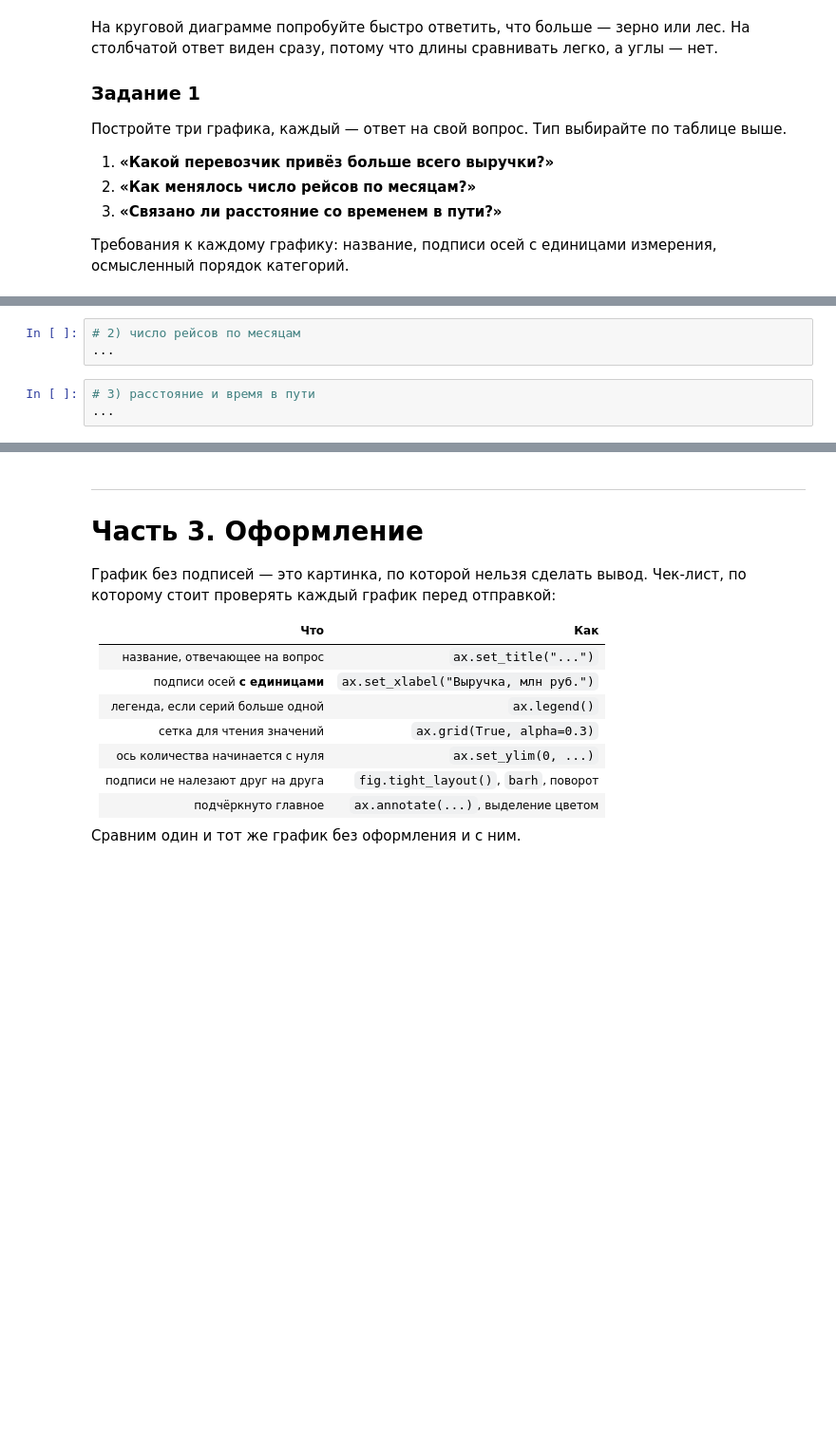
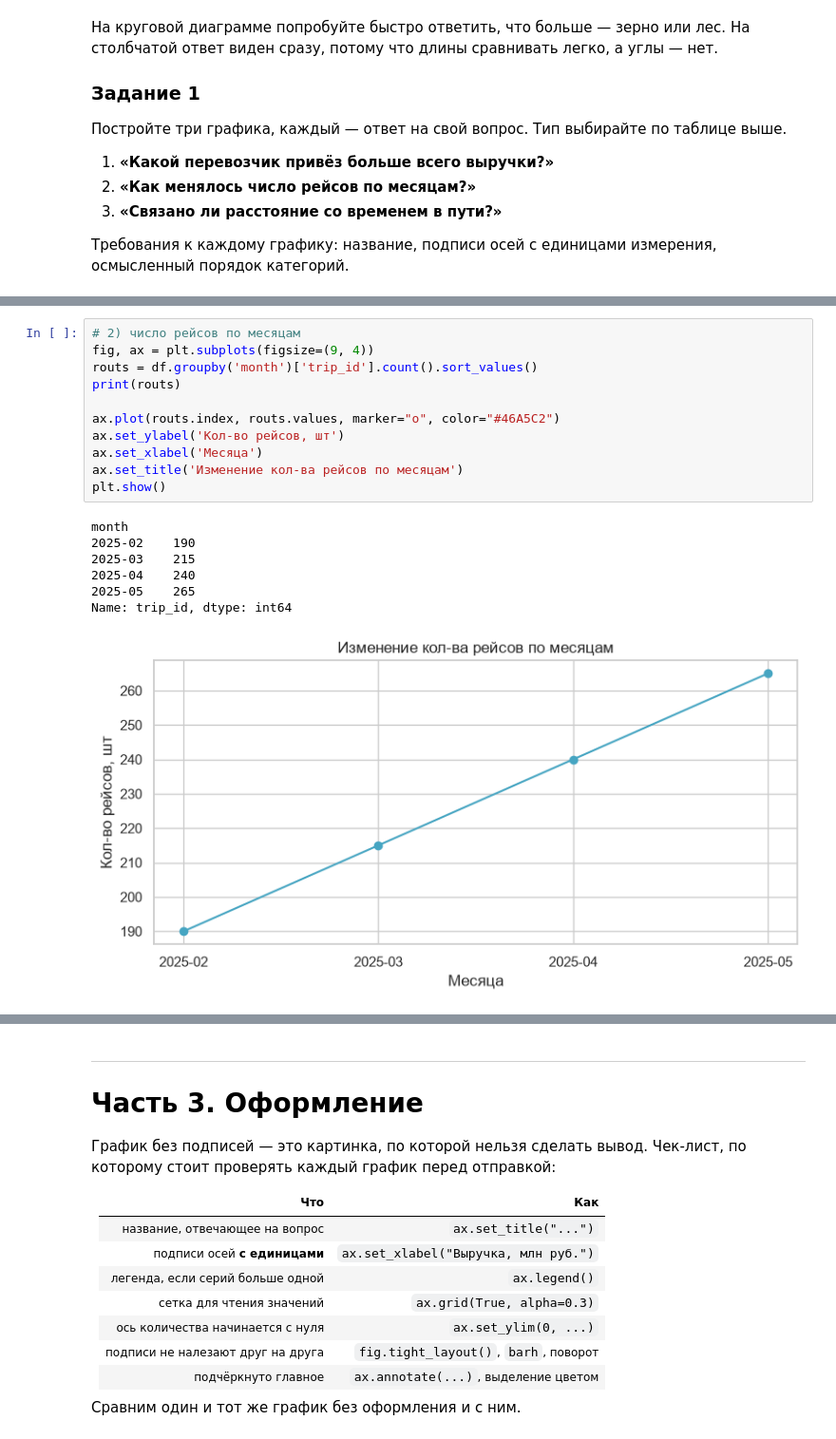
Before and after one commit to K0TOFEY/Laboratory_works_rut, a Jupyter notebook: S5_31.10.2026/LW2 (2).ipynb, the cells around one changed output, grey strips where cells are left out. Shown at 95% size. Saved outputs shown, nothing was run; the diff lists cells and outputs as text; blank space fills up the shorter version.

```diff
--- a/S5_31.10.2026/LW2 (2).ipynb
+++ b/S5_31.10.2026/LW2 (2).ipynb
@@ -332,6 +357,19 @@ plt.show()
-# %%
-# 2) число рейсов по месяцам
-...
-# %%
-# 3) расстояние и время в пути
-...
+# %%
+# 2) число рейсов по месяцам
+fig, ax = plt.subplots(figsize=(9, 4))
+routs = df.groupby('month')['trip_id'].count().sort_values()
+print(routs)
+
+ax.plot(routs.index, routs.values, marker="o", color="#46A5C2")
+ax.set_ylabel('Кол-во рейсов, шт')
+ax.set_xlabel('Месяца')
+ax.set_title('Изменение кол-ва рейсов по месяцам')
+plt.show()
+# %% [output]
+month
+2025-02    190
+2025-03    215
+2025-04    240
+2025-05    265
+Name: trip_id, dtype: int64
+[figure, added]
```
Also changed, not shown: parts of 19 cells of this notebook.
